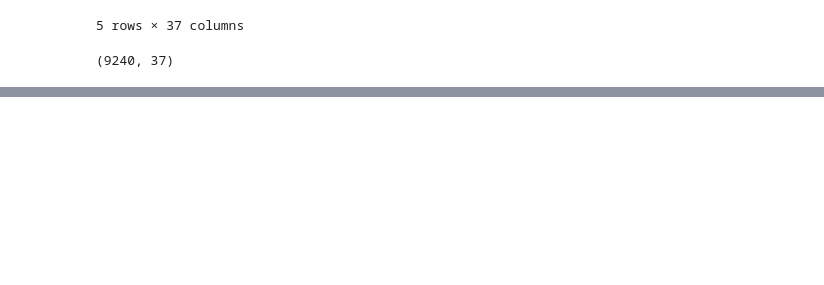
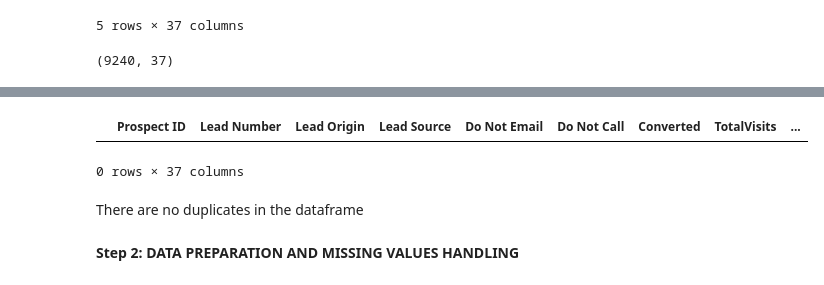
Before and after one commit to AnuAsai22/Lead_Scoring_CaseStudy, a Jupyter notebook: Lead_Scoring_AnuFinal.ipynb, the cells around one changed output, grey strips where cells are left out. Cells and saved outputs as stored; diff of their text form; code cells hidden in the pictures; blank space fills up the shorter version.

```diff
--- a/Lead_Scoring_AnuFinal.ipynb
+++ b/Lead_Scoring_AnuFinal.ipynb
@@ -51,0 +84,9 @@ ls.shape
+# %%
+ls[ls.duplicated()==True]
+# %% [output]
+|  | Prospect ID | Lead Number | Lead Origin | Lead Source | Do Not Email | Do Not Call | Converted | TotalVisits | ... |
+0 rows × 37 columns
+# %% [markdown]
+There are no duplicates in the dataframe
+# %% [markdown]
+**Step 2: DATA PREPARATION AND MISSING VALUES HANDLING**
```
Also changed, not shown: parts of 6 cells of this notebook.
